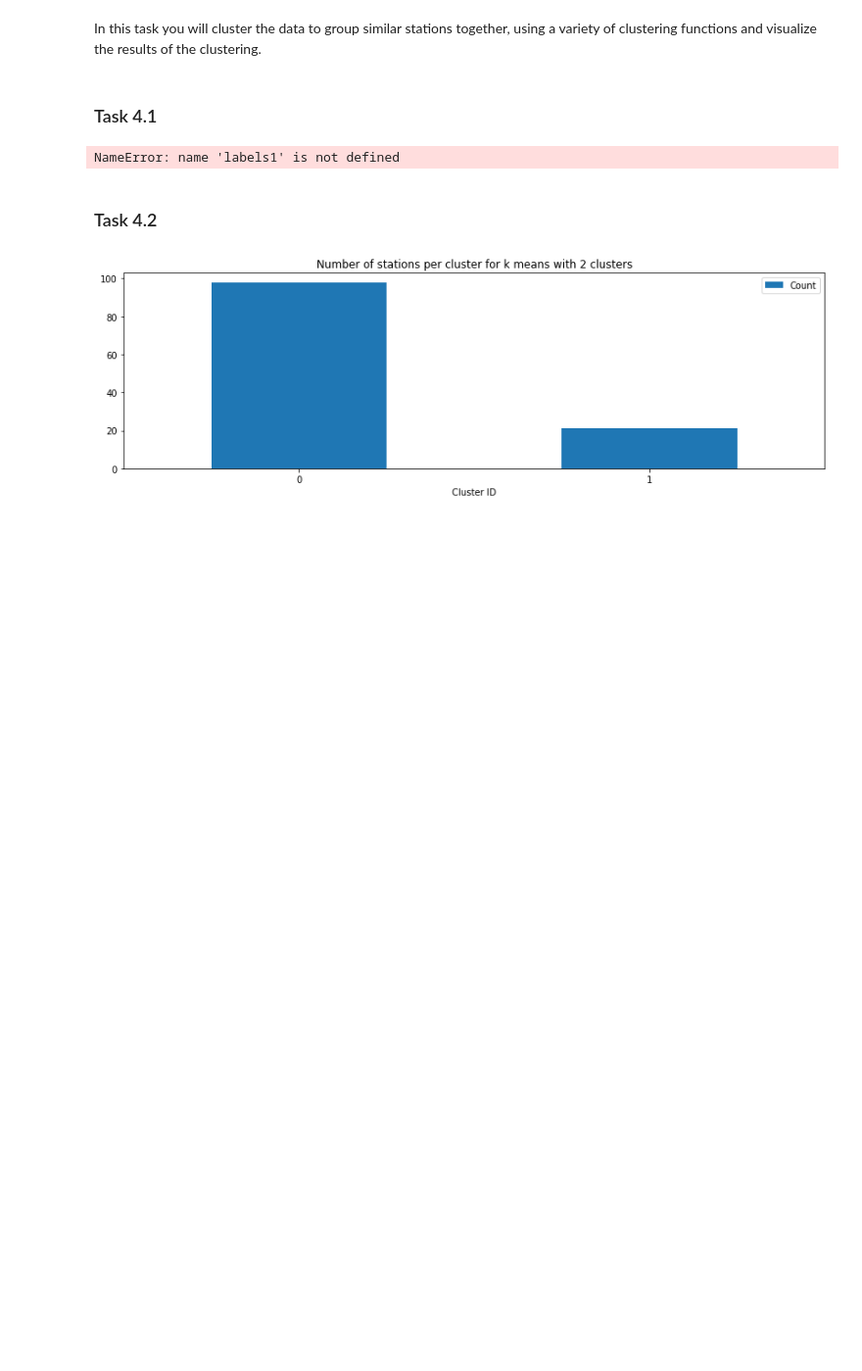
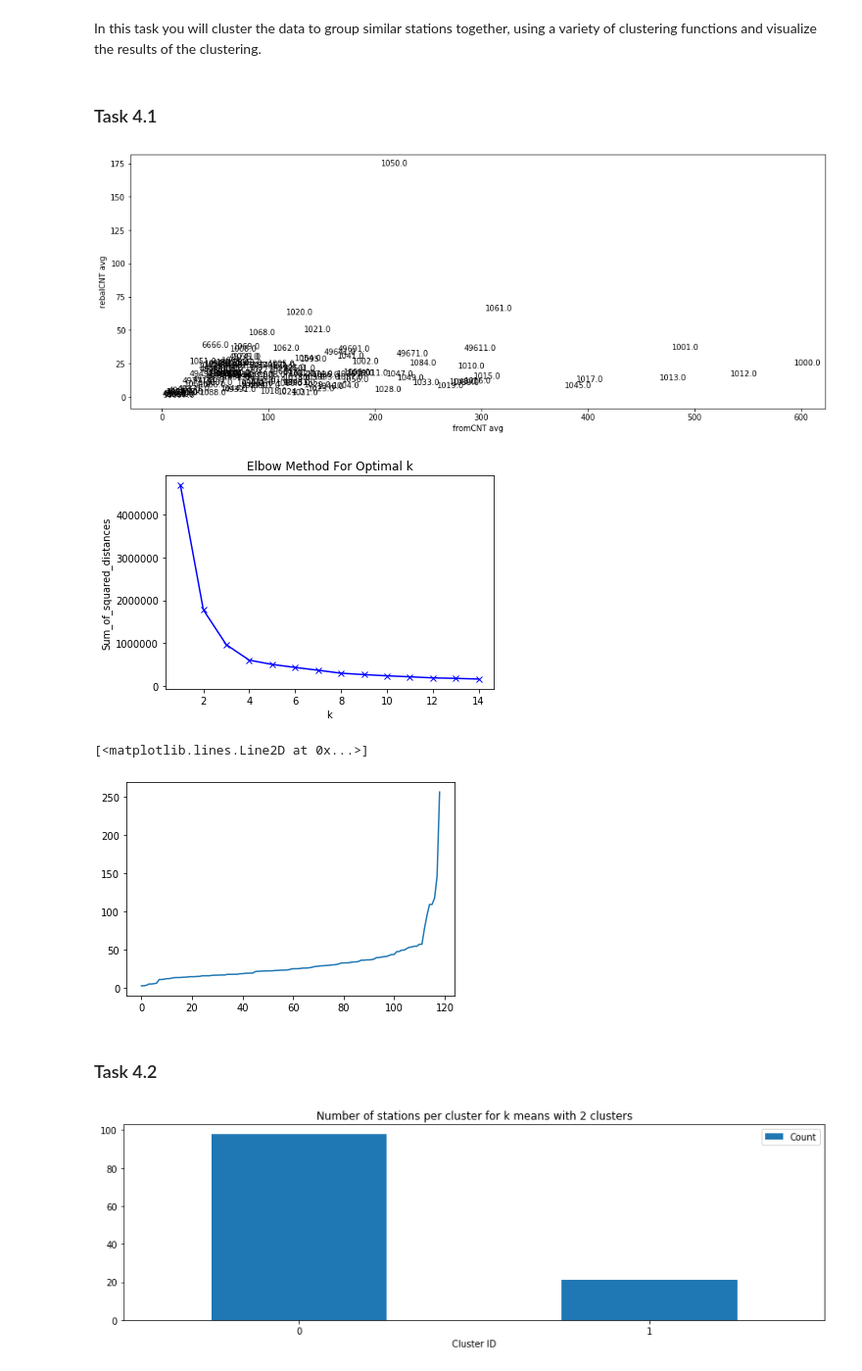
Before and after one commit to erichunzeker/HealthyRidePGH, a Jupyter notebook: bikeviz.ipynb, the cells around one changed output. Shown: that part at 98% size. Drawn from its saved outputs; the diff is of its cells as text; code cells hidden in the pictures; blank space fills up the shorter version.

```diff
--- a/bikeviz.ipynb
+++ b/bikeviz.ipynb
@@ -376,6 +376,8 @@ six_dim = six_dim.drop(['toCNT'], axis=1)
 
 six_dim.columns = ['fromCNT7', 'rebalCNT7', 'fromCNT8', 'rebalCNT8', 'fromCNT9', 'rebalCNT9']
 six_dim = six_dim[['fromCNT7', 'fromCNT8', 'fromCNT9', 'rebalCNT7', 'rebalCNT8', 'rebalCNT9']]
+
+labels1 = labels2 = labels3 = labels4 = labels5 = labels6 = ""
 
 cluster_params = [2, 3, 4, [55, 12], [60, 14], [70, 7]]
 labels = [labels1, labels2, labels3, labels4, labels5, labels6]
@@ -412,34 +414,37 @@ for k in K:
     km = KMeans(n_clusters=k, init='k-means++', random_state=5000)
     km = km.fit(six_dim)
     Sum_of_squared_distances.append(km.inertia_)
 
 plt.plot(K, Sum_of_squared_distances, 'bx-')
 plt.xlabel('k')
 plt.ylabel('Sum_of_squared_distances')
 plt.title('Elbow Method For Optimal k')
 plt.show()
 
 ## -- UNCOMMENT TO SHOW ELBOW GRAPH (DECIDING OPTIMAL K VALUE) --
 
 
 ## -- UNCOMMENT TO SHOW K-DISTANCE GRAPH (DECIDING OPTIMAL EPSILON VALUE) --
 
 from sklearn.neighbors import NearestNeighbors
 neigh = NearestNeighbors(n_neighbors=2)
 nbrs = neigh.fit(six_dim)
 distances, indices = nbrs.kneighbors(six_dim)
 distances = np.sort(distances, axis=0)
 distances = distances[:,1]
 plt.plot(distances)
 
 ## -- UNCOMMENT TO SHOW K-DISTANCE GRAPH (DECIDING OPTIMAL EPSILON VALUE) --
 
 
 ## -- SOURCES FOR LAST TWO GRAPHS
 # https://blog.cambridgespark.com/how-to-determine-the-optimal-number-of-clusters-for-k-means-clustering-14f27070048f
 # https://towardsdatascience.com/machine-learning-clustering-dbscan-determine-the-optimal-value-for-epsilon-eps-python-example-3100091cfbc
 # %% [output]
+[figure, added]
+[figure, added]
-NameError: name 'labels1' is not defined
+[<matplotlib.lines.Line2D at 0x...>]
+[figure, added]
 # %% [markdown]
 ### Task 4.2
 # %%
```
Also changed, not shown: 1 other file.
